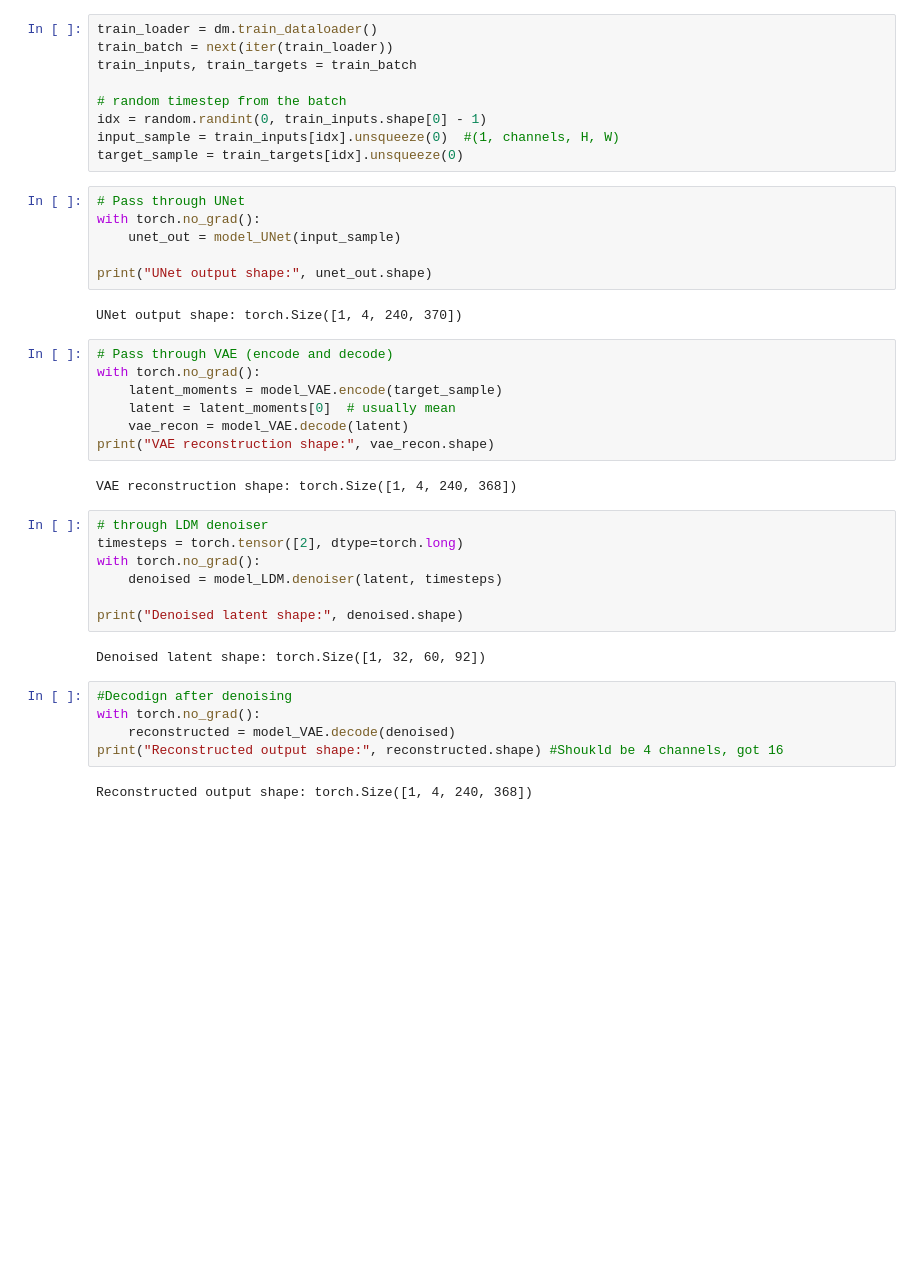
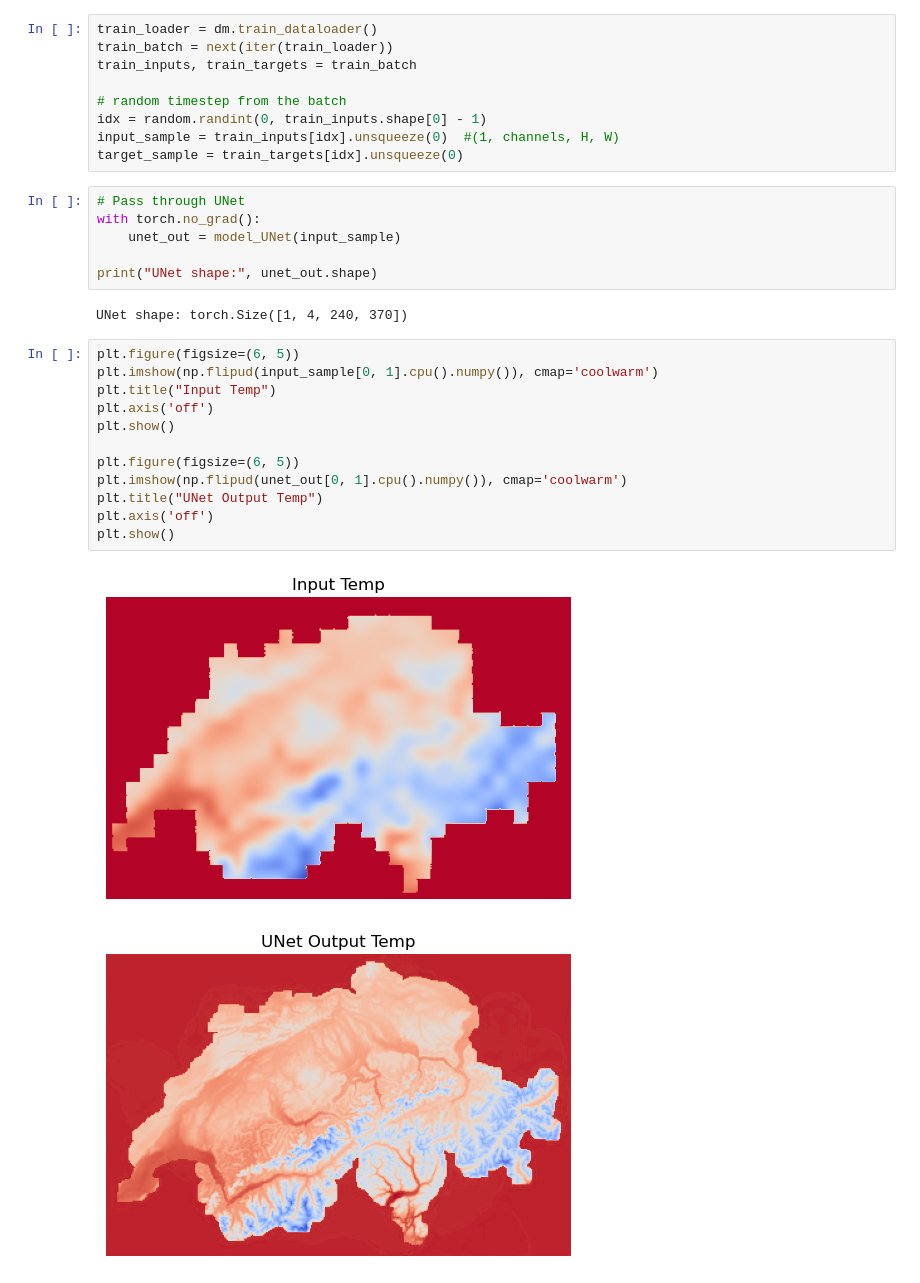
Before and after one commit to AsthanaShivanshi/Downscaling_Models, a Jupyter notebook: Training_LDM/inference_frame.ipynb, the cells around one changed output. Drawn from its saved outputs; the diff is of its cells as text; blank space fills up the shorter version.

```diff
--- a/Training_LDM/inference_frame.ipynb
+++ b/Training_LDM/inference_frame.ipynb
@@ -203,31 +206,21 @@ target_sample = train_targets[idx].unsqueeze(0)
 with torch.no_grad():
     unet_out = model_UNet(input_sample)
 
-print("UNet output shape:", unet_out.shape)
+print("UNet shape:", unet_out.shape)
 # %% [output]
-UNet output shape: torch.Size([1, 4, 240, 370])
+UNet shape: torch.Size([1, 4, 240, 370])
-# %%
-# Pass through VAE (encode and decode)
-with torch.no_grad():
-    latent_moments = model_VAE.encode(target_sample)
-    latent = latent_moments[0]  # usually mean
-    vae_recon = model_VAE.decode(latent)
-print("VAE reconstruction shape:", vae_recon.shape)
-# %% [output]
-VAE reconstruction shape: torch.Size([1, 4, 240, 368])
-# %%
-# through LDM denoiser
-timesteps = torch.tensor([2], dtype=torch.long)
-with torch.no_grad():
-    denoised = model_LDM.denoiser(latent, timesteps)
-
-print("Denoised latent shape:", denoised.shape)
-# %% [output]
-Denoised latent shape: torch.Size([1, 32, 60, 92])
-# %%
-#Decodign after denoising
-with torch.no_grad():
-    reconstructed = model_VAE.decode(denoised)
-print("Reconstructed output shape:", reconstructed.shape) #Shoukld be 4 channels, got 16
-# %% [output]
-Reconstructed output shape: torch.Size([1, 4, 240, 368])
+# %%
+plt.figure(figsize=(6, 5))
+plt.imshow(np.flipud(input_sample[0, 1].cpu().numpy()), cmap='coolwarm')
+plt.title("Input Temp")
+plt.axis('off')
+plt.show()
+
+plt.figure(figsize=(6, 5))
+plt.imshow(np.flipud(unet_out[0, 1].cpu().numpy()), cmap='coolwarm')
+plt.title("UNet Output Temp")
+plt.axis('off')
+plt.show()
+# %% [output]
+[figure, added]
+[figure, added]
```
Also changed, not shown: parts of 4 cells of this notebook.
